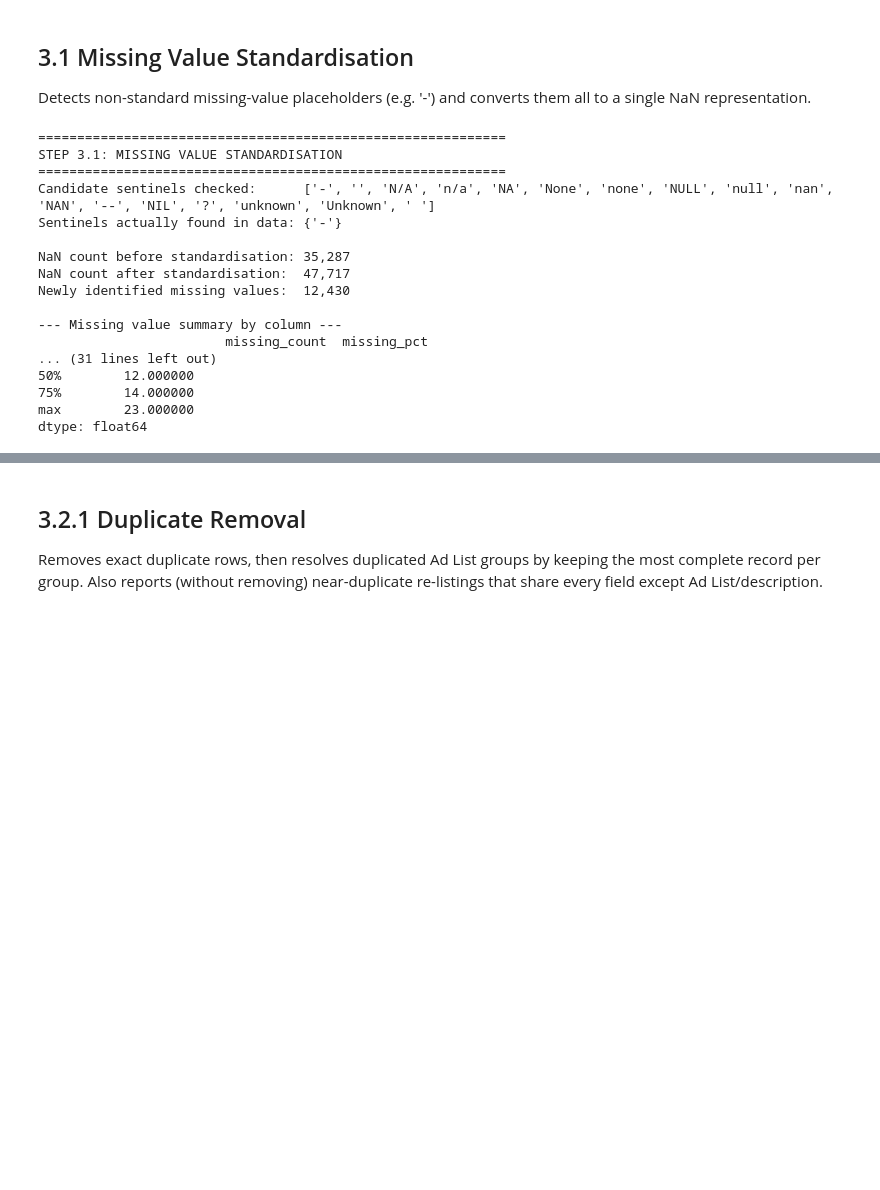
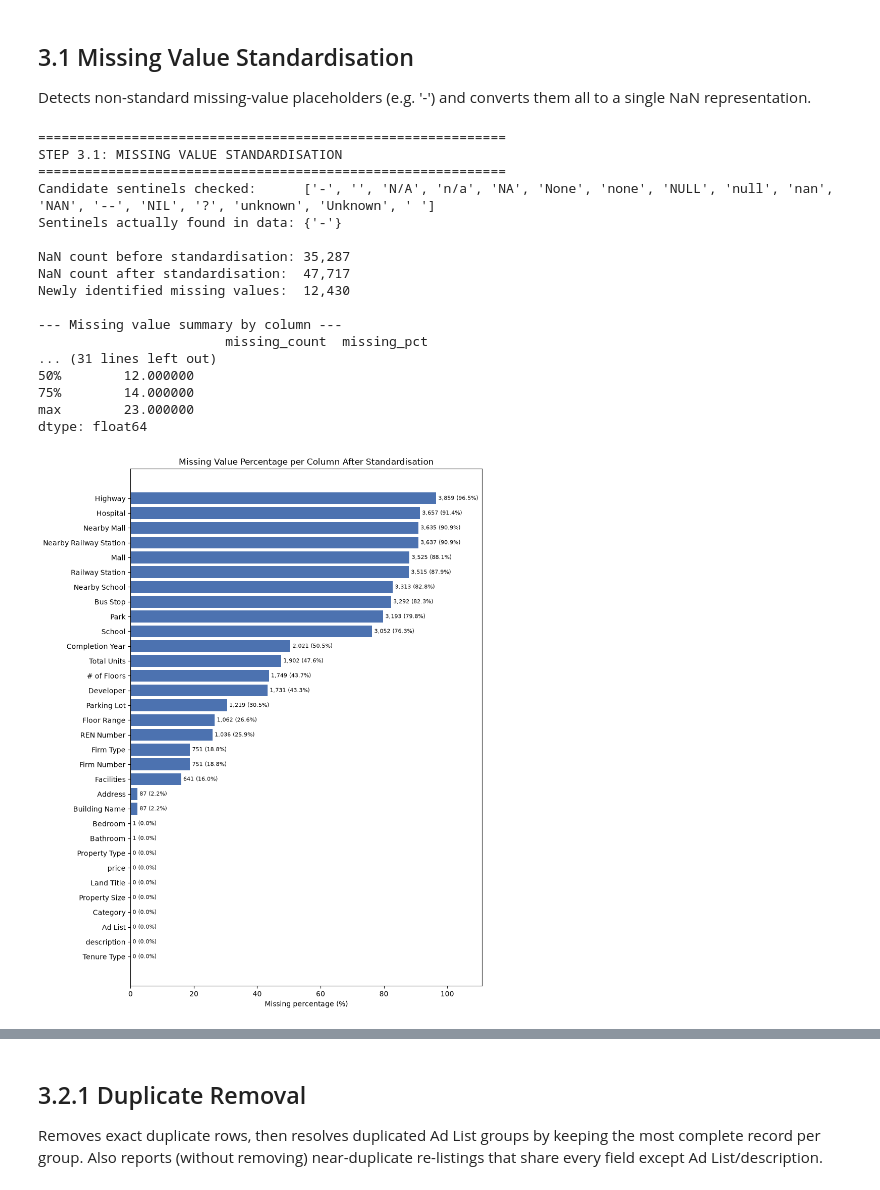
Before and after one commit to Lowzh5/Malaysian-Condominium-Prices-Data, a Jupyter notebook: src/data_preprocessing.ipynb, the cells around one changed output, grey strips where cells are left out. Saved outputs shown, nothing was run; the diff lists cells and outputs as text; code cells hidden in the pictures; blank space fills up the shorter version.

```diff
--- a/src/data_preprocessing.ipynb
+++ b/src/data_preprocessing.ipynb
@@ -125,6 +121,7 @@ fig, ax = plt.subplots(figsize=(9, max(4, 0.35 * len(all_summary))))
 bars = ax.barh(all_summary.index, all_summary["missing_pct"], color="#4C72B0")
 ax.set_title("Missing Value Percentage per Column After Standardisation")
 ax.set_xlabel("Missing percentage (%)")
+ax.set_xlim(0, all_summary["missing_pct"].max() * 1.15)
 ax.bar_label(bars, labels=[f"{c:,} ({p}%)" for c, p in zip(all_summary["missing_count"], all_summary["missing_pct"])],
              padding=3, fontsize=8)
 plt.tight_layout()
@@ -146,30 +143,31 @@ bar_h = 0.36
 fig, ax = plt.subplots(figsize=(9, max(5, 0.5 * len(before_after))))
 bars_before = ax.barh(y - bar_h / 2, before_after["before"], bar_h, color=BEFORE_COLOR, label="Before")
 bars_after = ax.barh(y + bar_h / 2, before_after["after"], bar_h, color=AFTER_COLOR, label="After")
 ax.bar_label(bars_before, labels=[f"{v:,}" for v in before_after["before"]], padding=3, fontsize=8)
 ax.bar_label(bars_after, labels=[f"{v:,}" for v in before_after["after"]], padding=3, fontsize=8)
 ax.set_yticks(y)
 ax.set_yticklabels(before_after.index)
 ax.set_title("Missing Values Before vs After Standardisation — Affected Columns")
 ax.set_xlabel("Missing count")
 ax.legend(loc="lower right", fontsize=9)
 plt.tight_layout()
 plt.show()
 # %% [output]
 ============================================================
 STEP 3.1: MISSING VALUE STANDARDISATION
 ============================================================
 Candidate sentinels checked:      ['-', '', 'N/A', 'n/a', 'NA', 'None', 'none', 'NULL', 'null', 'nan', 'NAN', '--', 'NIL', '?', 'unknown', 'Unknown', ' ']
 Sentinels actually found in data: {'-'}
 
 NaN count before standardisation: 35,287
 NaN count after standardisation:  47,717
 Newly identified missing values:  12,430
 
 --- Missing value summary by column ---
                         missing_count  missing_pct
 ... (31 lines left out)
 50%        12.000000
 75%        14.000000
 max        23.000000
 dtype: float64
+[figure, added]
```
Also changed, not shown: parts of 21 cells of this notebook, 23 other files.
